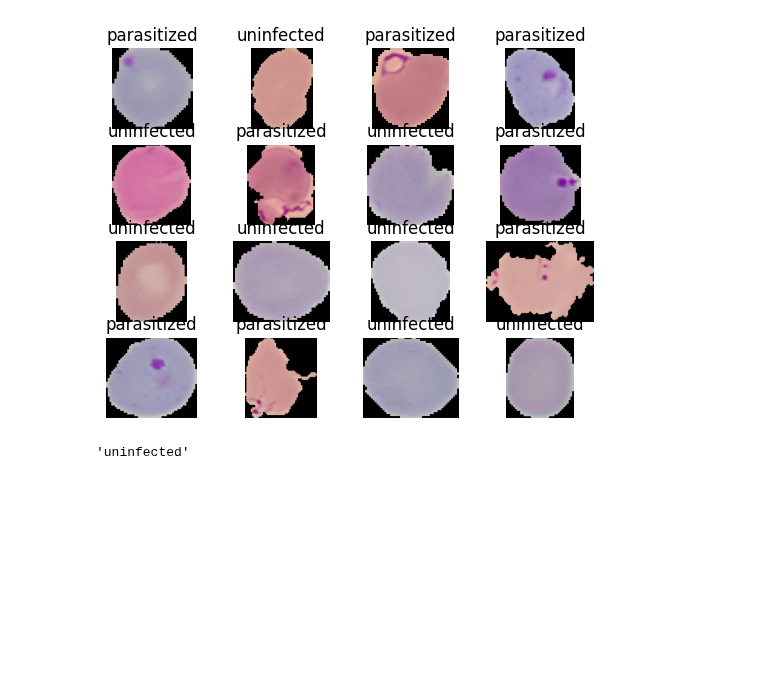
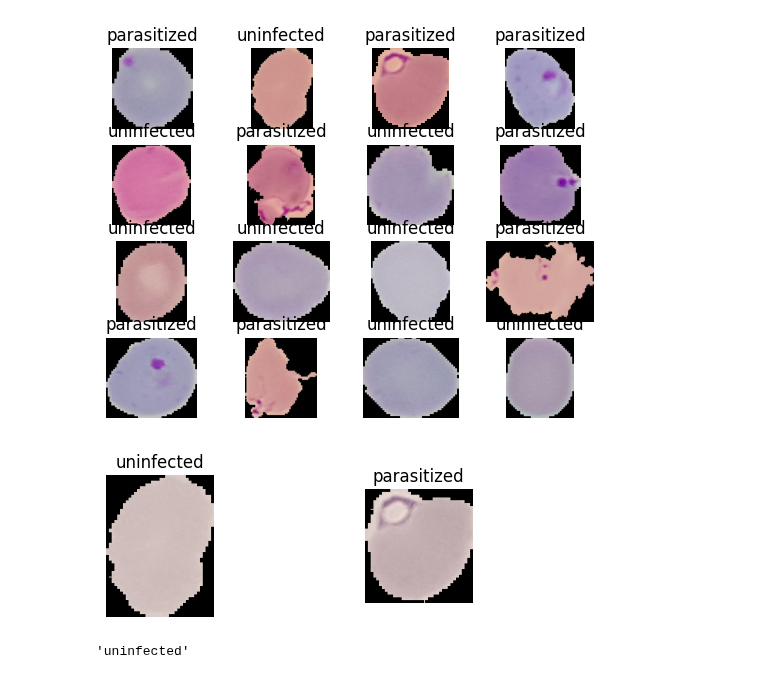
Before and after one commit to NelsonPixels/TensorFlow-CheatSheet, a Jupyter notebook: Malaria_Diagnosis.ipynb, the cells around one changed output. Drawn from its saved outputs; the diff is of its cells as text; code cells hidden in the pictures; blank space fills up the shorter version.

```diff
--- a/Malaria_Diagnosis.ipynb
+++ b/Malaria_Diagnosis.ipynb
@@ -91,6 +91,18 @@ for i, (image, label) in enumerate(train_dataset.take(16)):
   plt.axis('off')
 # %% [output]
 [figure]
+# %%
+for i, (image, label) in enumerate(train_dataset.take(2)):
+  plt.subplot(1,4, 2*i + 1)
+  plt.imshow(image)
+
+  plt.subplot(1,4, 2*i + 1)
+  plt.imshow(tf.image.adjust_saturation(image, 0.3))
+
+  plt.title(dataset_info.features['label'].int2str(label))
+  plt.axis('off')
+# %% [output]
+[figure, added]
 # %%
 dataset_info.features['label'].int2str(1)
 # %% [output]
```
Also changed, not shown: parts of 12 cells of this notebook.
